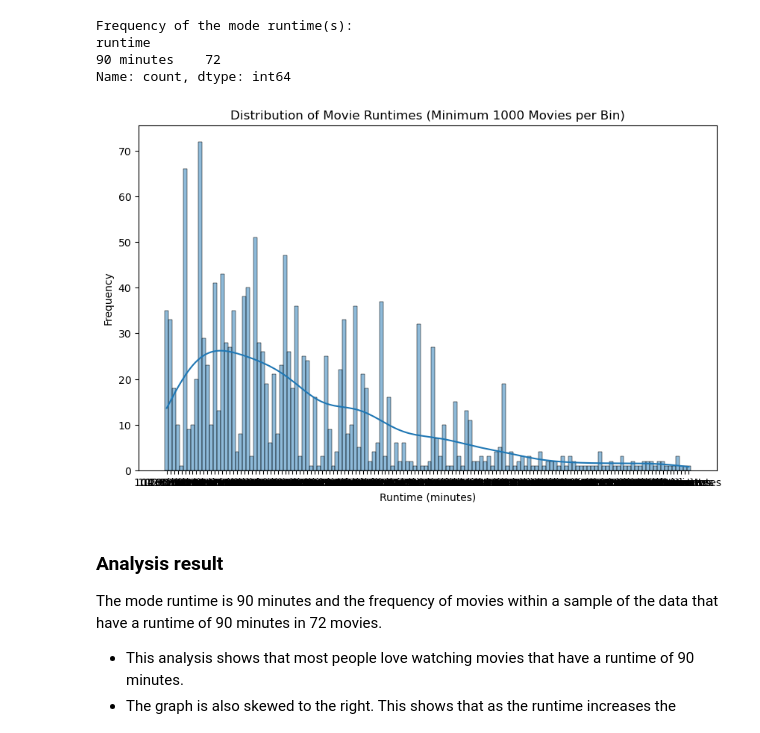
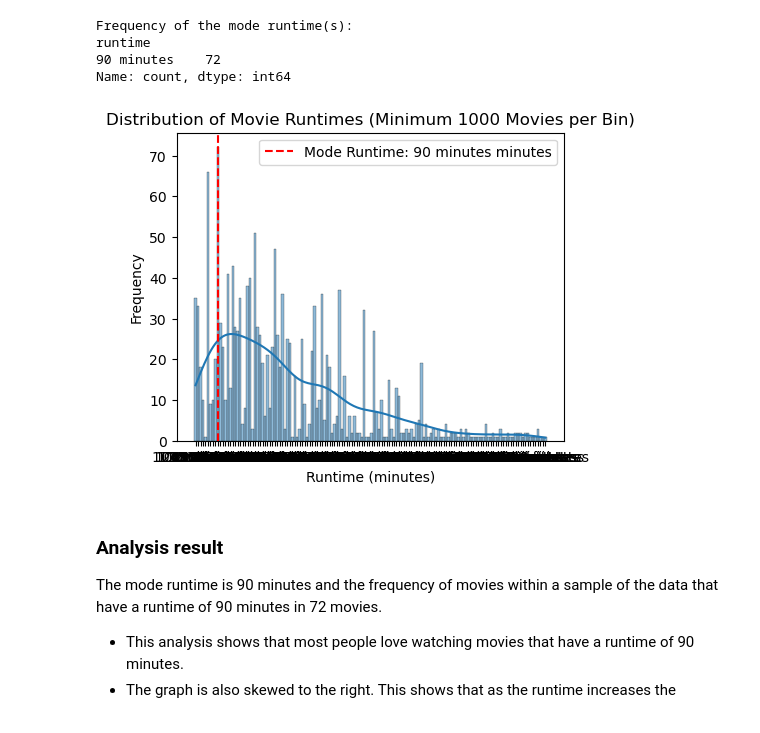
Before and after one commit to Nyabaga/Film-Fortune-Telling, a Jupyter notebook: student.ipynb, the cells around one changed output. Drawn from its saved outputs; the diff is of its cells as text; code cells hidden in the pictures.

Commit message:
Add new image

```diff
--- a/student.ipynb
+++ b/student.ipynb
@@ -205,0 +195,9 @@ plt.show()
+# %%
+sns.set_style()
+plt.figure(figsize=(4, 3))
+sns.barplot(x=common_genres.index, y=common_genres.values, palette='Blues_r')
+plt.title('Most Common Genres')
+plt.xlabel('Genres')
+plt.ylabel('Frequency')
+plt.xticks(rotation=20, ha='right')
+plt.show()
@@ -232,21 +232,32 @@ runtime
 90 minutes    72
 Name: count, dtype: int64
 # %%
+import seaborn as sns
+import matplotlib.pyplot as plt
+
+# Calculate the mode of the runtime
+mode_runtime = df_movie_info['runtime'].mode()[0]
+
 # Set the minimum number of movies per bin
 min_bin_count = 1000
 
 # Calculate the number of bins based on the minimum count
 n_bins = int(len(df_movie_info) / min_bin_count)
 
-# 1. Distribution of Movie Runtimes with a minimum frequency of 1000 movies
-plt.figure(figsize=(10, 6))
+# Plot the histogram with seaborn
+plt.figure(figsize=(5, 4))
 sns.histplot(df_movie_info['runtime'], bins=n_bins, kde=True)
 plt.title('Distribution of Movie Runtimes (Minimum 1000 Movies per Bin)')
 plt.xlabel('Runtime (minutes)')
 plt.ylabel('Frequency')
+
+# Add a vertical line for the mode
+plt.axvline(x=mode_runtime, color='red', linestyle='--', label=f'Mode Runtime: {mode_runtime} minutes')
+
+plt.legend()
 plt.show()
 # %% [output]
-[figure, old version]
+[figure, new version]
 # %% [markdown]
 ### Analysis result
 The mode runtime is 90 minutes and the frequency of movies within a sample of the data that have a runtime of 90 minutes in 72 movies.
```
Also changed, not shown: parts of 2 cells of this notebook, 3 other files.
